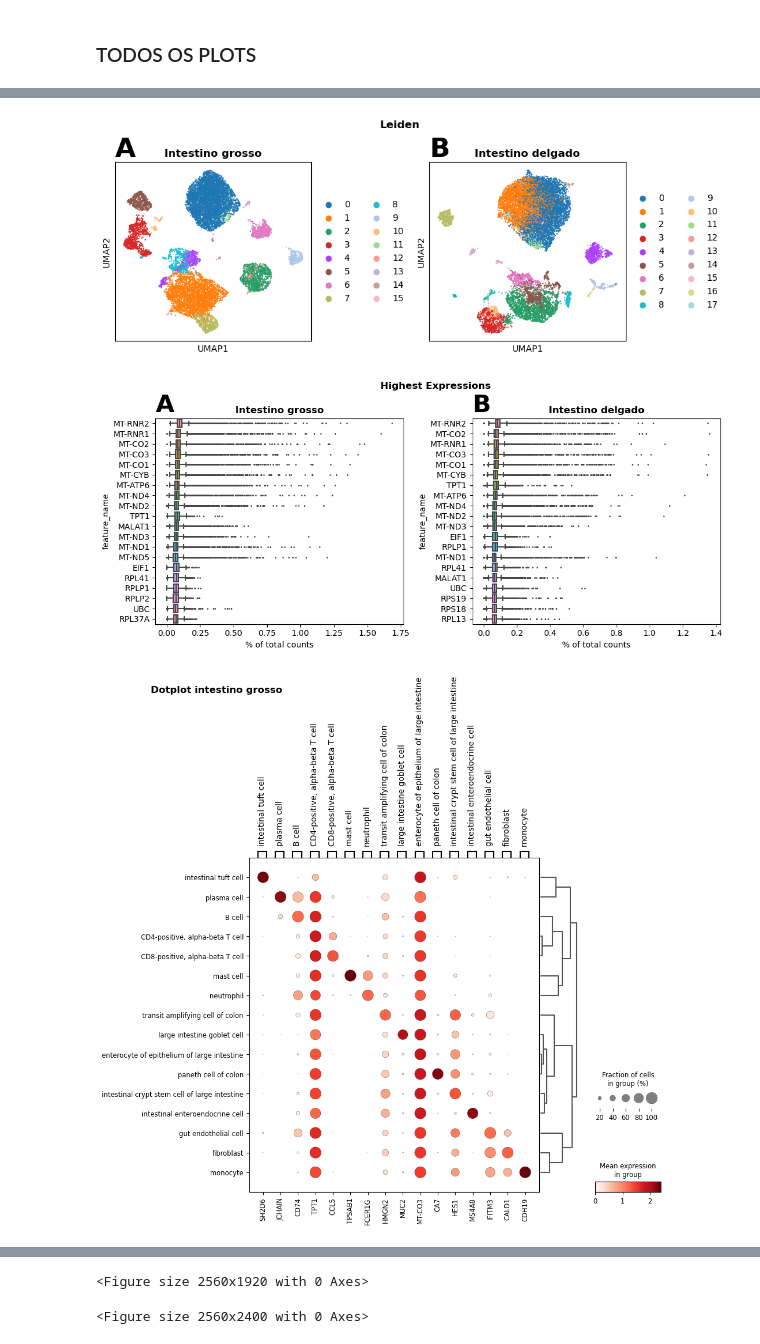
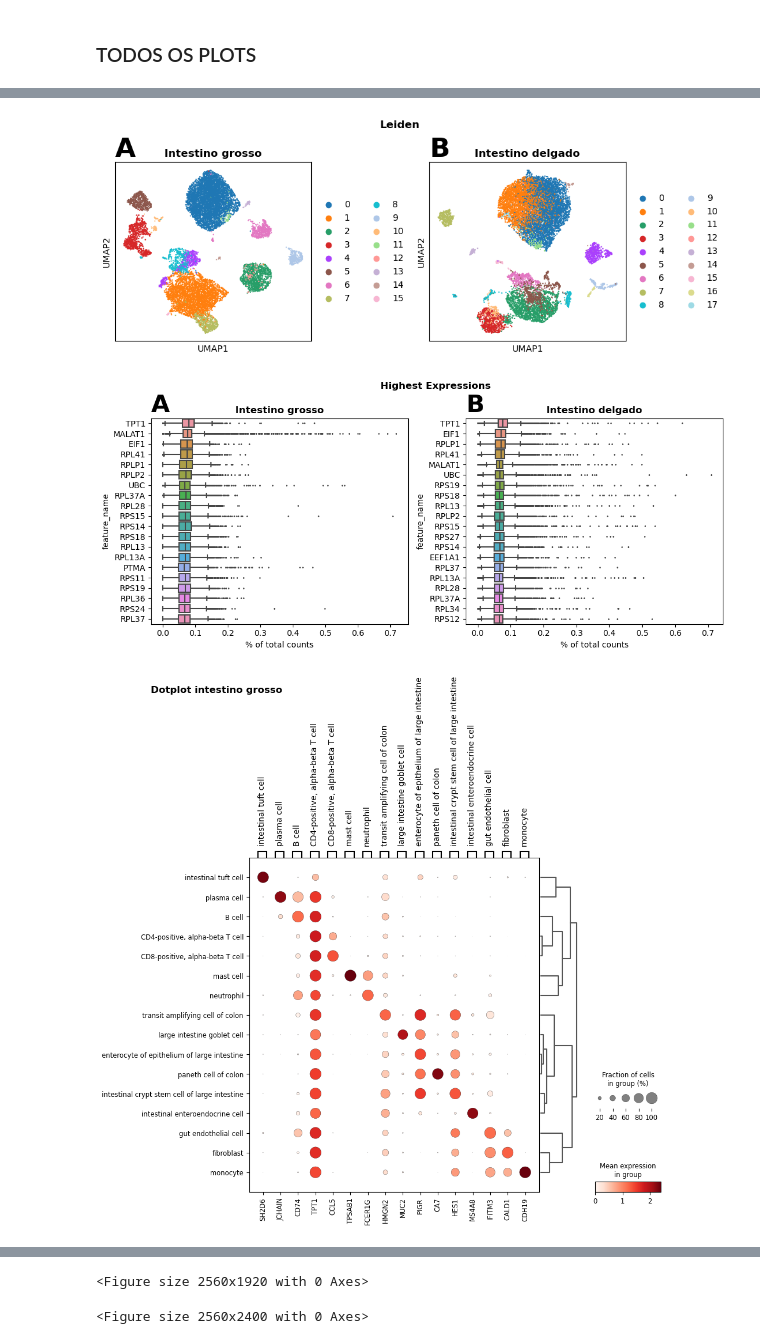
Before and after one commit to monocas/Bio_single_math, a Jupyter notebook: Full.ipynb, the cells around one changed output, grey strips where cells are left out. Saved outputs shown, nothing was run; the diff lists cells and outputs as text; code cells hidden in the pictures.

```diff
--- a/Full.ipynb
+++ b/Full.ipynb
@@ -54,10 +55,27 @@ else:
 def filterCells(ann, nGenes, nCells):
     sc.pp.filter_cells(ann, min_genes=nGenes) # Retirando células com menos de (nGenes) genes
     sc.pp.filter_genes(ann, min_cells=nCells) # Retirando genes que aparecem em menos de (nCells) células
+
+# Dectecção de genes mitocondriais
+def addMitoInfo(ann):
+    ann.var['MT'] = ann.var.feature_name.str.startswith('MT-')
+
+# Filtragem para não conter genes mitocondriais
+def filterMitoGenes(ann):
+    filteredAnn = ann[:, [not i for i in ann.var['MT']]]
+    return filteredAnn
 # %%
 filterCells(adata, 200, 3)
 filterCells(adatinha, 200, 3)
 filterCells(merged_adata, 200, 3)
+
+addMitoInfo(adata)
+addMitoInfo(adatinha)
+addMitoInfo(merged_adata)
+
+filteredAdata = filterMitoGenes(adata)
+filteredAdatinha = filterMitoGenes(adatinha)
+filteredMerged_adata = filterMitoGenes(merged_adata)
 # %% [markdown]
 #### Mostrando os dados
 # %%
@@ -210,7 +237,7 @@ def violinAnn(ann, markerGenesDict, name, groupby='cell_type', geneSymbols='feat
 # %% [markdown]
 ### TODOS OS PLOTS
 # %%
-datas = [adata, adatinha]
+datas = [filteredAdata, filteredAdatinha]
 names = ['Intestino grosso', 'Intestino delgado']
 anots = ['A', 'B']
 
@@ -277,32 +304,32 @@ for data, name, anot in zip(datas, names, anots):
         ========================================================================================
     \n''')
 
 for fig, name, al, filename in zip(figs, figNames, aligns, filenames):
     fig.suptitle(name, x=al, y=.95, horizontalalignment='left', verticalalignment='top', weight='bold')
     fig.tight_layout()
     fig.savefig('Figs/' + filename, format='eps', bbox_inches='tight')
 
 plt.show()
 # %% [output]
 PCA COMPLETE!
 UMAP COMPLETE!
 Leiden COMPLETE!
 Leiden accuracy COMPLETE!
 Marker genes detection COMPLETE!
 Most expressed  COMPLETE!
 WARNING: dendrogram data not found (using key=dendrogram_cell_type). Running `sc.tl.dendrogram` with default parameters. For fine tuning it is recommended to run `sc.tl.dendrogram` independently.
 DotPlot COMPLETE!
 Intestino grosso Leiden accuracy: 0.89 / 89.00%
 Intestino grosso Plots:
 
 
 ... (16 lines left out)
 
         ========================================================================================
         ========================================================================================
         ========================================================================================
 [figure]
 [figure]
 [figure]
-[figure, old version]
+[figure, new version]
-[figure, old version]
+[figure, new version]
```
Also changed, not shown: parts of 3 cells of this notebook, 15 other files.
